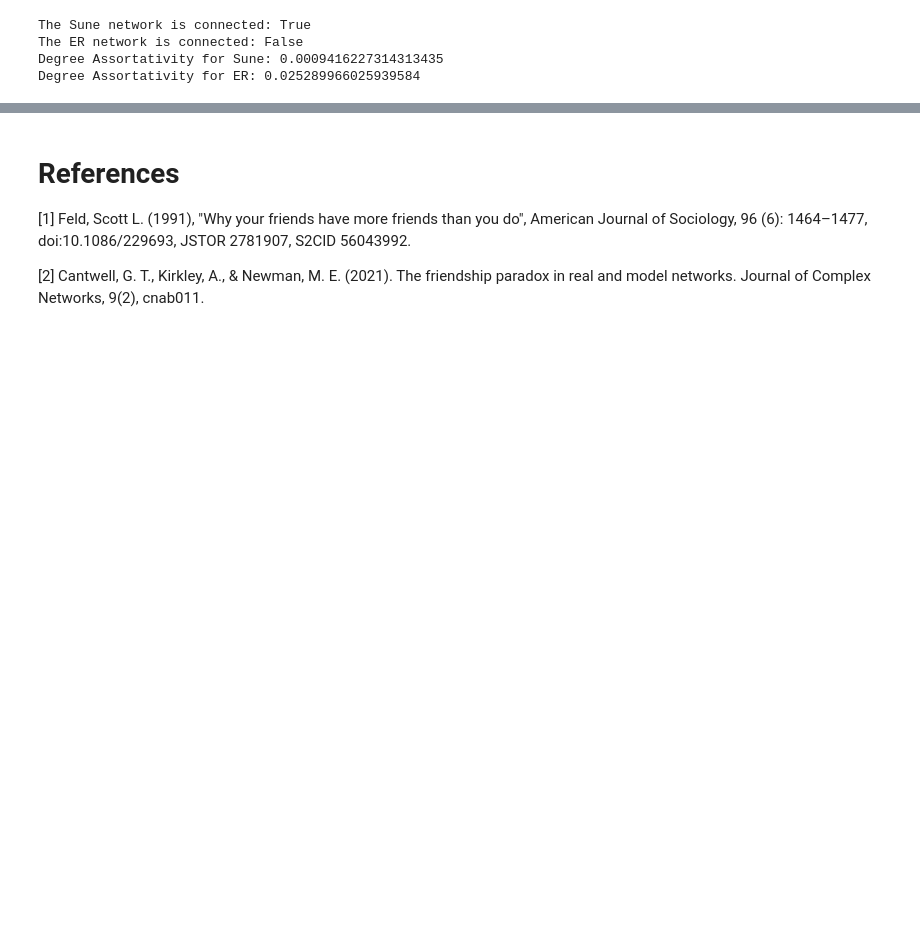
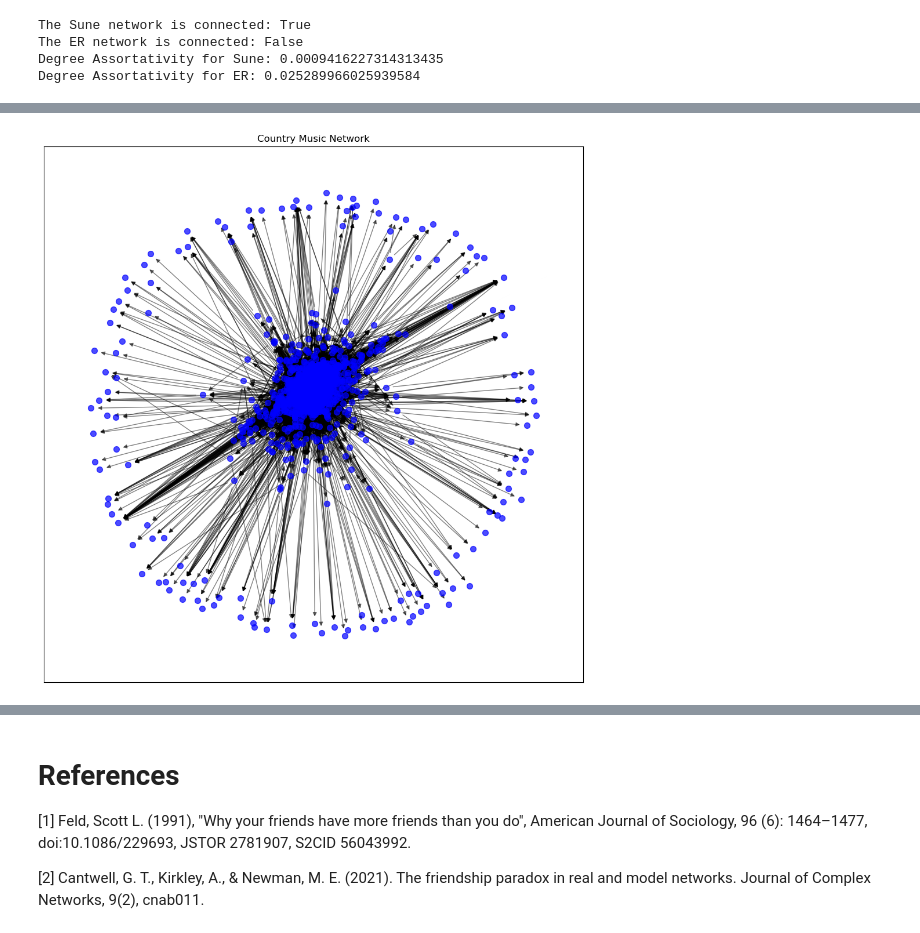
Before and after one commit to famu8/socialgraphs2024, a Jupyter notebook: Assignment1.ipynb, the cells around one changed output, grey strips where cells are left out. Drawn from its saved outputs; the diff is of its cells as text; code cells hidden in the pictures; blank space fills up the shorter version.

```diff
--- a/Assignment1.ipynb
+++ b/Assignment1.ipynb
@@ -235,0 +271,29 @@ And that's it! You're all set.
+# %%
+G = nx.DiGraph()
+
+# Build the network
+for performer in performers:
+    file_path = os.path.join(output_dir, f"{performer.replace('_', ' ')}.txt")
+
+    with open(file_path, 'r', encoding='utf-8') as f:
+        page_content = f.read()
+
+    # Extract links from the page content
+    links = extract_links(page_content, performers)
+
+    # Add node with word count as an attribute
+    word_count = len(re.findall(r'\b\w+\b', page_content))
+    G.add_node(performer, word_count=word_count)
+
+    # Add edges to the graph, only if the link is in the performers list
+    for link in links:
+        if link in performers:
+            G.add_edge(performer, link)
+
+# Remove isolated nodes
+isolated_nodes = [node for node in G.nodes() if G.out_degree(node) == 0 and G.in_degree(node) == 0]
+G.remove_nodes_from(isolated_nodes)
+
+# Extract the largest weakly connected component
+largest_component = max(nx.weakly_connected_components(G), key=len)
+H = G.subgraph(largest_component).copy()
@@ -235,0 +340,9 @@ And that's it! You're all set.
+# %%
+plt.figure(figsize=(12, 12))
+pos = nx.spring_layout(G)
+nx.draw_networkx_nodes(G, pos, node_size=50, node_color='blue', alpha=0.7)
+nx.draw_networkx_edges(G, pos, alpha=0.5)
+plt.title("Country Music Network")
+plt.show()
+# %% [output]
+[figure, added]
```
Also changed, not shown: parts of 14 cells of this notebook, 9 other files.
